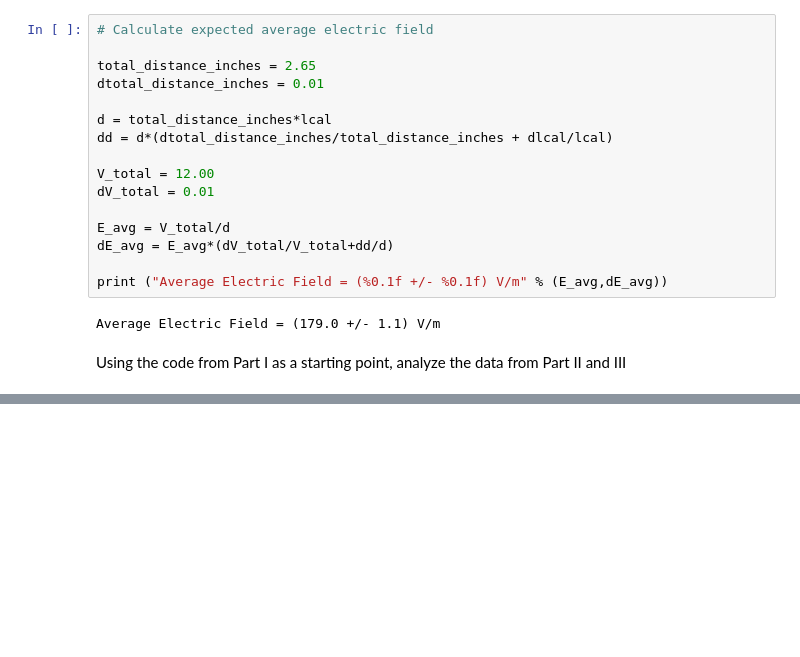
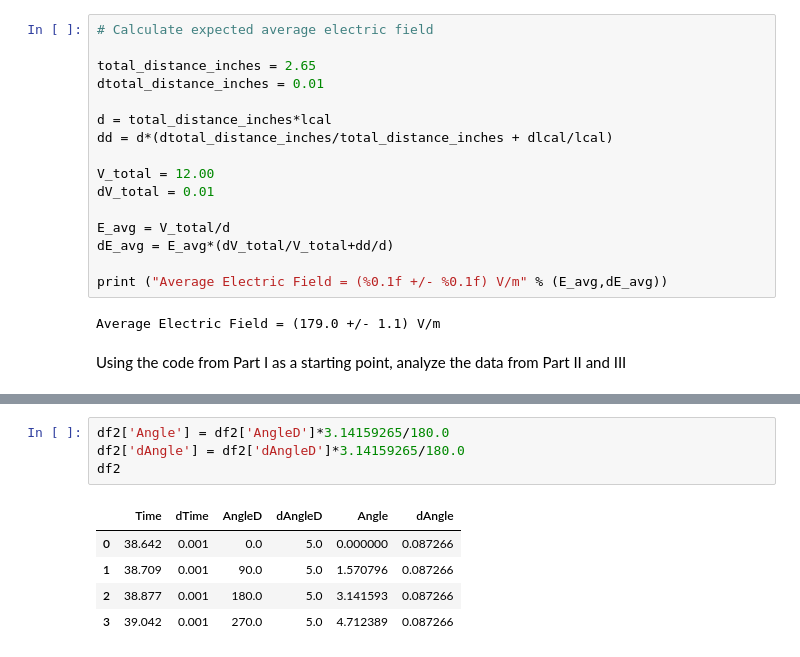
Before and after one commit to brash99/Phys202L, a Jupyter notebook: JupyterNotebooks/Field_Mapping_Analysis.ipynb, the cells around one changed output, grey strips where cells are left out. Saved outputs shown, nothing was run; the diff lists cells and outputs as text; blank space fills up the shorter version.

```diff
--- a/JupyterNotebooks/Field_Mapping_Analysis.ipynb
+++ b/JupyterNotebooks/Field_Mapping_Analysis.ipynb
@@ -174,0 +192,10 @@ Using the code from Part I as a starting point, analyze the data from Part II an
+# %%
+df2['Angle'] = df2['AngleD']*3.14159265/180.0
+df2['dAngle'] = df2['dAngleD']*3.14159265/180.0
+df2
+# %% [output]
+|  | Time | dTime | AngleD | dAngleD | Angle | dAngle |
+| 0 | 38.642 | 0.001 | 0.0 | 5.0 | 0.000000 | 0.087266 |
+| 1 | 38.709 | 0.001 | 90.0 | 5.0 | 1.570796 | 0.087266 |
+| 2 | 38.877 | 0.001 | 180.0 | 5.0 | 3.141593 | 0.087266 |
+| 3 | 39.042 | 0.001 | 270.0 | 5.0 | 4.712389 | 0.087266 |
```
Also changed, not shown: parts of 4 cells of this notebook, 2 other files.
